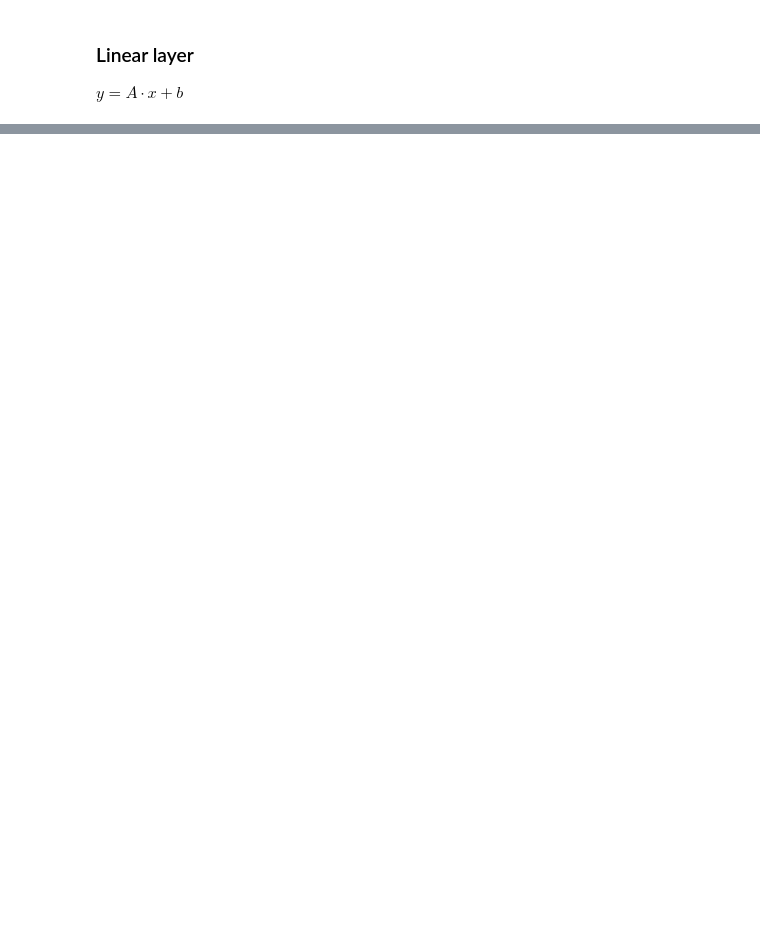
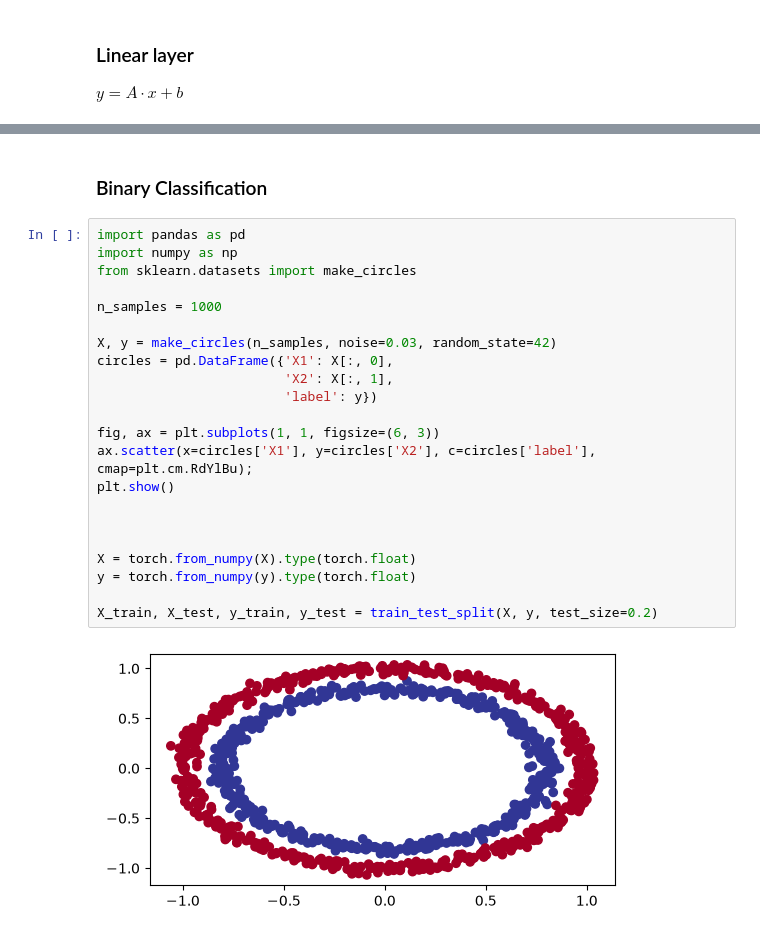
Before and after one commit to giacomoscanavini/data_science_notebooks, a Jupyter notebook: pytorch_review.ipynb, the cells around one changed output, grey strips where cells are left out. Saved outputs shown, nothing was run; the diff lists cells and outputs as text; blank space fills up the shorter version.

Commit message:
(NEW) Added classification

```diff
--- a/pytorch_review.ipynb
+++ b/pytorch_review.ipynb
@@ -289,0 +273,26 @@ tensor([0.3032])
+# %% [markdown]
+### Binary Classification
+# %%
+import pandas as pd
+import numpy as np
+from sklearn.datasets import make_circles
+
+n_samples = 1000
+
+X, y = make_circles(n_samples, noise=0.03, random_state=42)
+circles = pd.DataFrame({'X1': X[:, 0],
+                        'X2': X[:, 1],
+                        'label': y})
+
+fig, ax = plt.subplots(1, 1, figsize=(6, 3))
+ax.scatter(x=circles['X1'], y=circles['X2'], c=circles['label'], cmap=plt.cm.RdYlBu);
+plt.show()
+
+
+
+X = torch.from_numpy(X).type(torch.float)
+y = torch.from_numpy(y).type(torch.float)
+
+X_train, X_test, y_train, y_test = train_test_split(X, y, test_size=0.2)
+# %% [output]
+[figure, added]
```
Also changed, not shown: parts of 21 cells of this notebook.
